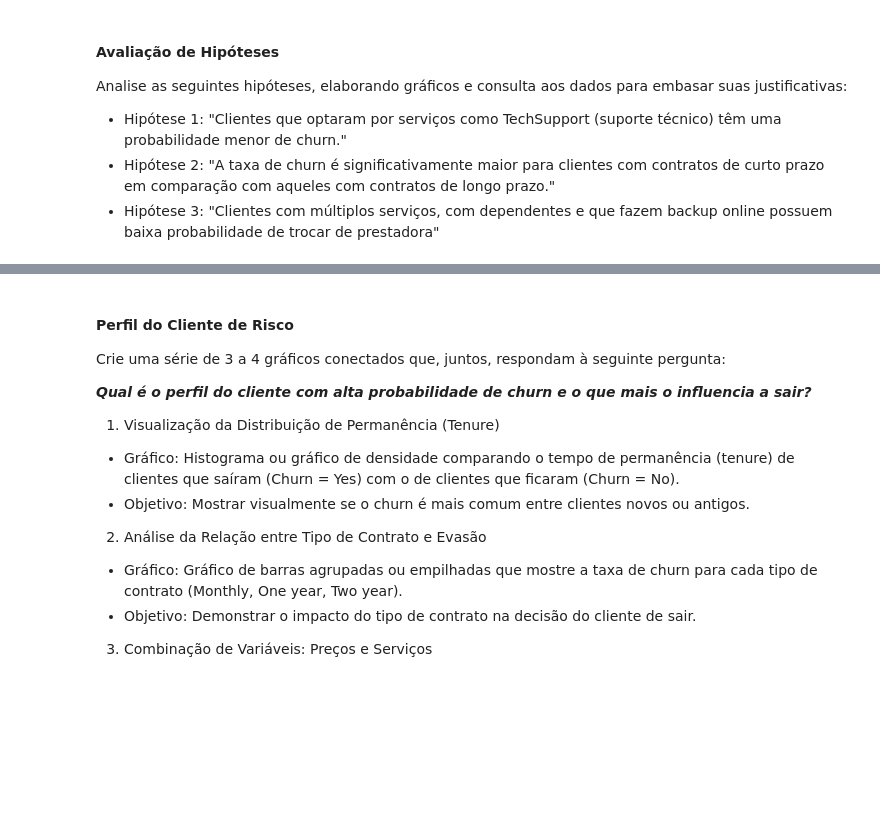
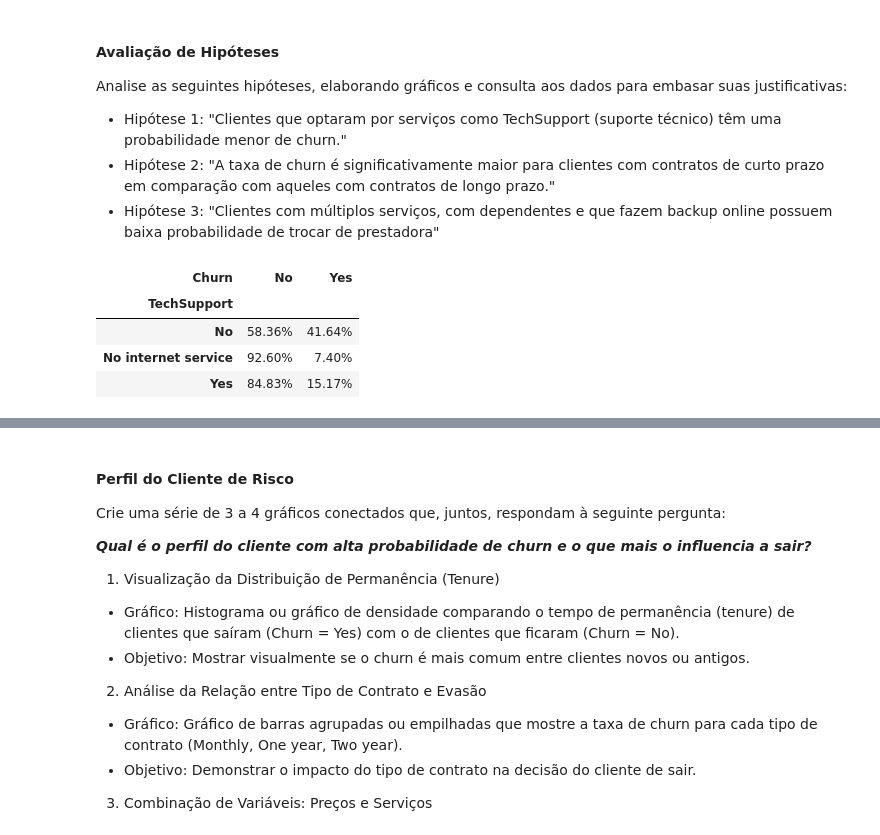
Before and after one commit to devgabrielbenayon/TrabalhoRedesNeurais, a Jupyter notebook: RNA-2025.2-PP1.2.ipynb, the cells around one changed output, grey strips where cells are left out. Cells and saved outputs as stored; diff of their text form; code cells hidden in the pictures; blank space fills up the shorter version.

```diff
--- a/RNA-2025.2-PP1.2.ipynb
+++ b/RNA-2025.2-PP1.2.ipynb
@@ -163,3 +196,14 @@ Analise as seguintes hipóteses, elaborando gráficos e consulta aos dados para
 - Hipótese 1: "Clientes que optaram por serviços como TechSupport (suporte técnico) têm uma probabilidade menor de churn."
 - Hipótese 2: "A taxa de churn é significativamente maior para clientes com contratos de curto prazo em comparação com aqueles com contratos de longo prazo."
 - Hipótese 3: "Clientes com múltiplos serviços, com dependentes e que fazem backup online possuem baixa probabilidade de trocar de prestadora"
+# %%
+hip1 = pd.crosstab(df['TechSupport'], df['Churn'], normalize='index') * 100
+hip1.style.format('{:.2f}%')
+
+# Bom ver algo além da tabela para visualizar.
+# %% [output]
+| Churn | No | Yes |
+| TechSupport |  |  |
+| No | 58.36% | 41.64% |
+| No internet service | 92.60% | 7.40% |
+| Yes | 84.83% | 15.17% |
```
Also changed, not shown: parts of 9 cells of this notebook.
